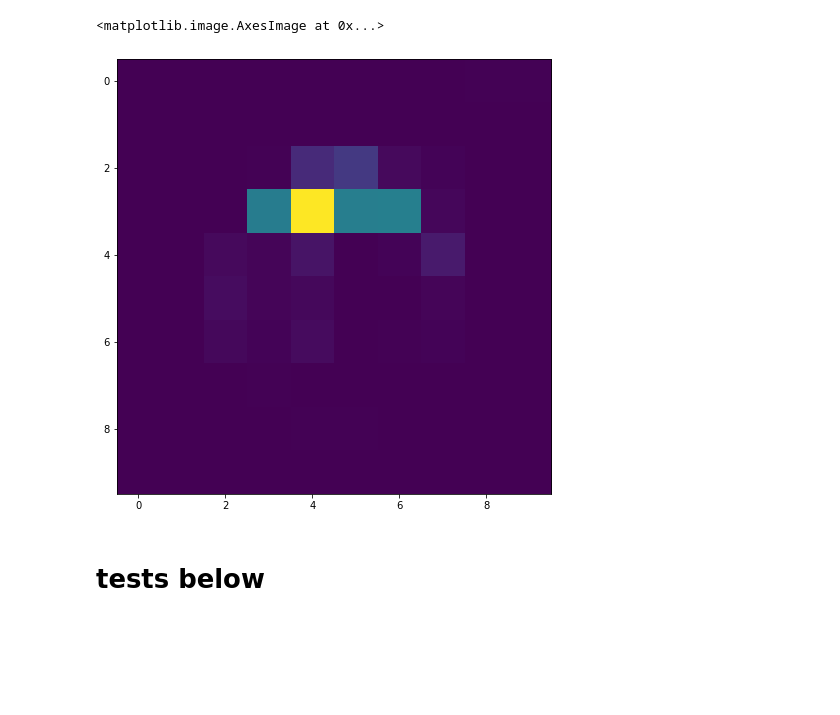
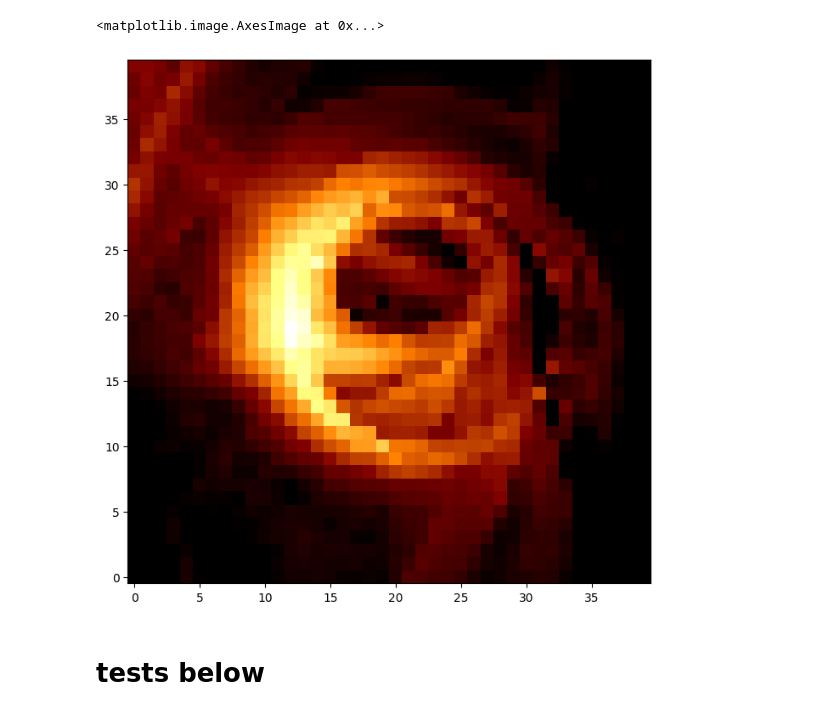
Before and after one commit to liamedeiros/Mahakala, a Jupyter notebook: demos/grmhd.ipynb, the cells around one changed output. Cells and saved outputs as stored; diff of their text form; code cells hidden in the pictures; blank space fills up the shorter version.

```diff
--- a/demos/grmhd.ipynb
+++ b/demos/grmhd.ipynb
@@ -17,5 +13,5 @@ cpu
 # %%
-fname = '/Users/gnwong/r/codes/liamedeiros/Mahakala/nox/torus.mhd_w_bcc.01500.athdf'
+fname = '../data/torus.mhd_w_bcc.01500.athdf'
 # %%
 bhspin = 0.9
 fluid_model = AthenakFluidModel(fname, bhspin)
@@ -27,7 +21,7 @@ inclination_in_degrees = 60
 distance_in_rg = 1000
 
 fov = 10
-number_pixels_across = 10
+number_pixels_across = 40
 
 s0 = ma.initialize_geodesics_at_camera(bhspin, inclination_in_degrees, distance_in_rg, -fov, fov, number_pixels_across)
 S, final_dt = ma.geodesic_integrator(10000, s0, 40, 1e-4, bhspin, use_tqdm=True)
@@ -90,15 +88,17 @@ del index
 # %%
 final_I = mahakala.transfer.solve_specific_intensity(nsteps, synemiss_data, absorption_data, local_nu, tensorial_data['kdotu'], final_dt, M_BH)
 # %%
-final_image = final_I.reshape((10, 10))
+final_image = final_I.reshape((40, 40))
 # %%
 fig = plt.figure(figsize=(8, 8), facecolor='w')
 
+final_image = final_image / np.max(final_image)
+
 ax1 = plt.subplot(1, 1, 1)
-ax1.imshow(final_image)
+ax1.imshow(np.log10(final_image).T, cmap='afmhot', vmin=-4, vmax=0, origin='lower')
 # %% [output]
 <matplotlib.image.AxesImage at 0x...>
-[figure, old version]
+[figure, new version]
 # %% [markdown]
 # tests below
 # %%
```
Also changed, not shown: parts of 5 cells of this notebook, 3 other files.
